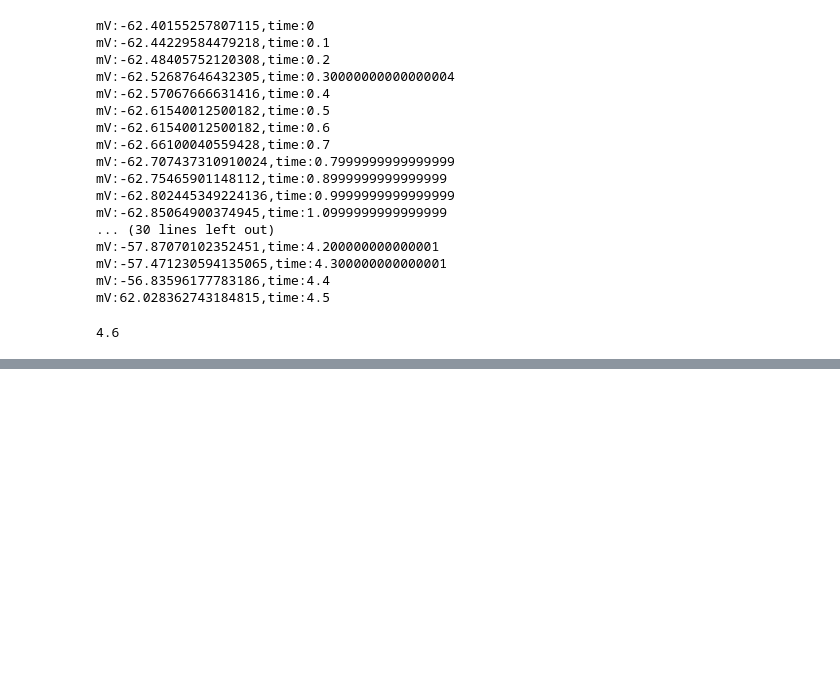
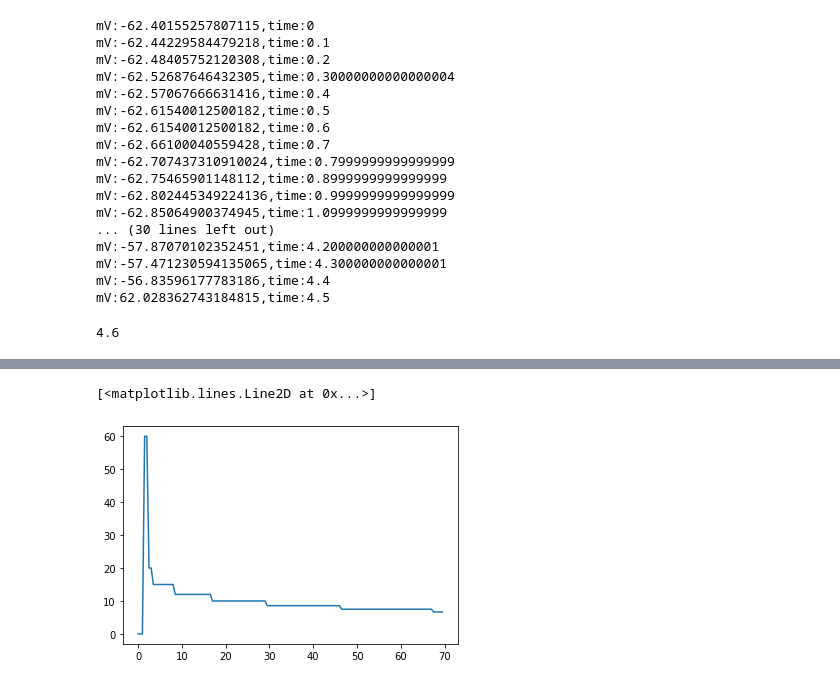
Before and after one commit to jimzhang629/ELEC380HW, a Jupyter notebook: elec380hw2.ipynb, the cells around one changed output, grey strips where cells are left out. Saved outputs shown, nothing was run; the diff lists cells and outputs as text; code cells hidden in the pictures; blank space fills up the shorter version.

```diff
--- a/elec380hw2.ipynb
+++ b/elec380hw2.ipynb
@@ -383,0 +393,26 @@ Text(0, 0.5, 'Im')
+# %%
+currents = np.arange(0,70,0.5)
+I_and_freq_list = []
+
+def find_firing_rate(driving_current):
+    I_list = create_I_list(driving_current, 0.01, 60, 60)
+    Vm, Im = HodHux_ELEC380(I_list, 0.01, 0)
+    peaks, _ = find_peaks(Vm, height=0)
+
+    if len(peaks) == 0:
+        frequency = 0
+    else:
+        frequency = 60 / len(peaks)
+
+    return frequency
+
+for driving_current in currents:
+    I_and_freq_list.append((driving_current, find_firing_rate(driving_current)))
+
+driving_currents = [i[0] for i in I_and_freq_list]
+frequencies = [i[1] for i in I_and_freq_list]
+
+plt.plot(driving_currents, frequencies)
+# %% [output]
+[<matplotlib.lines.Line2D at 0x...>]
+[figure, added]
```
Also changed, not shown: parts of 9 cells of this notebook, 3 other files.
